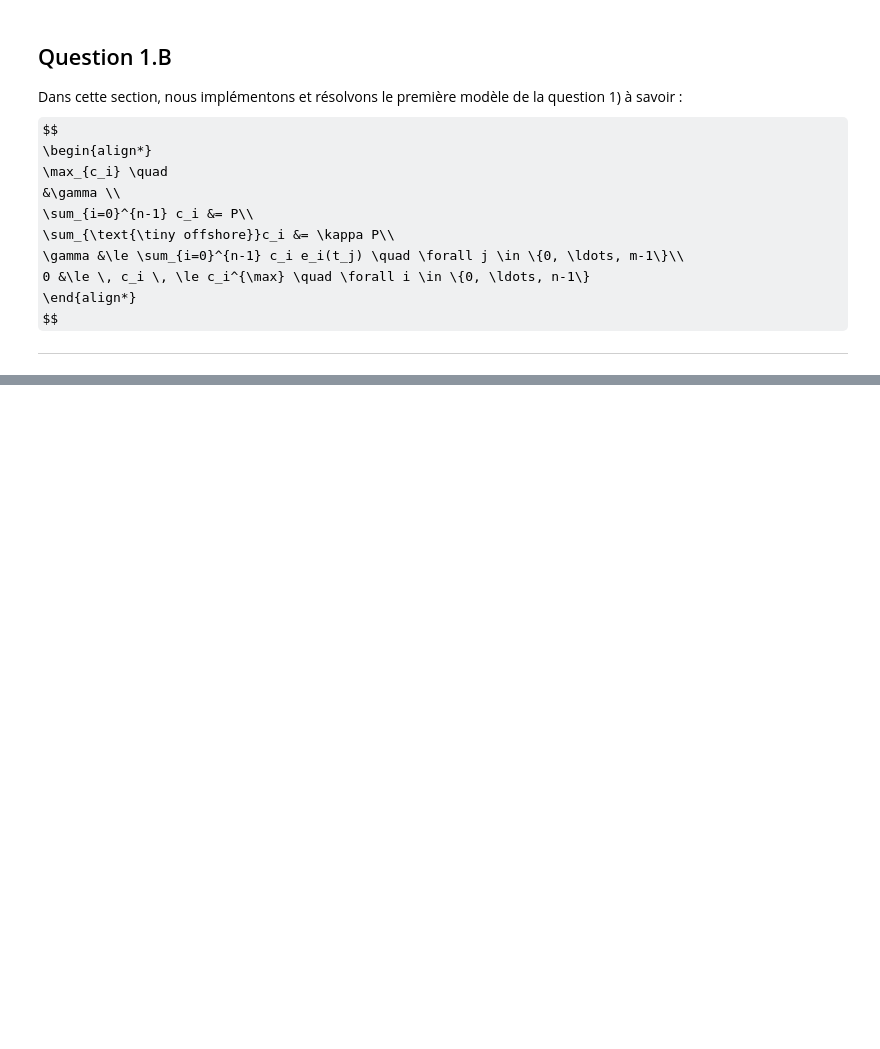
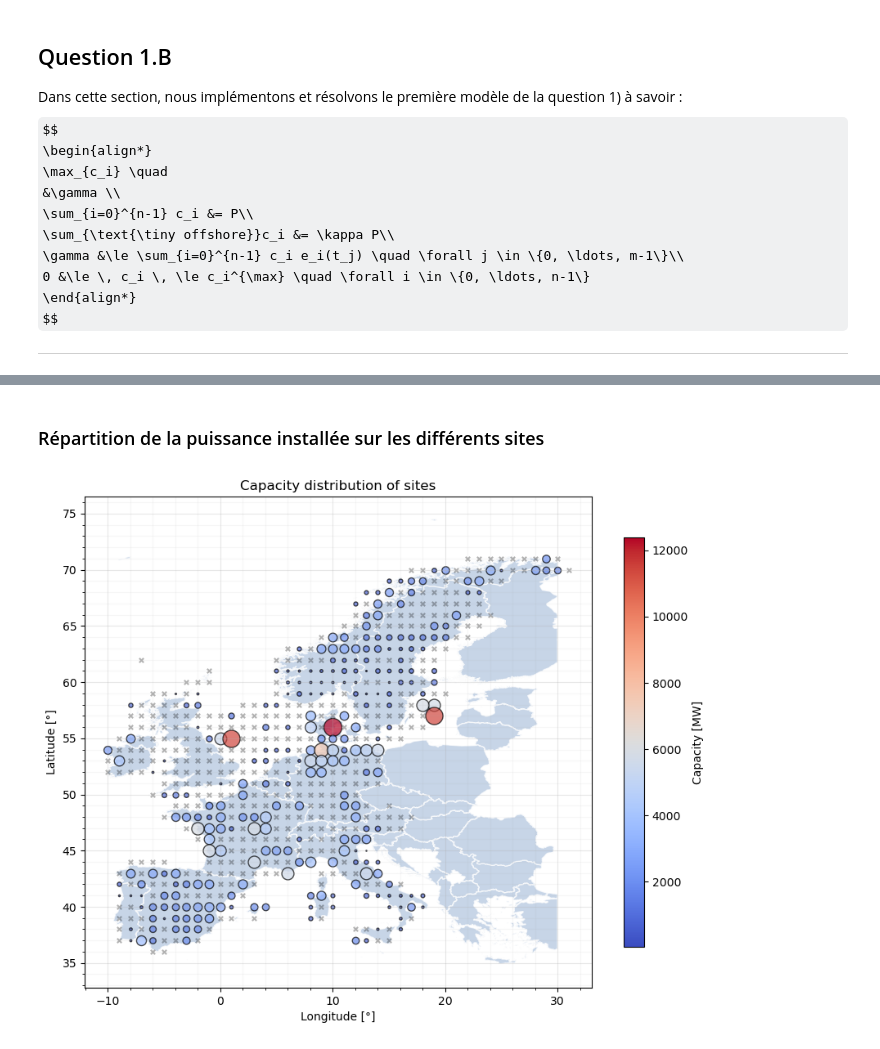
Before and after one commit to AhouLucas/projet-opti, a Jupyter notebook: projet_opti.ipynb, the cells around one changed output, grey strips where cells are left out. Saved outputs shown, nothing was run; the diff lists cells and outputs as text; code cells hidden in the pictures; some formulas as TeX source; blank space fills up the shorter version.

```diff
--- a/projet_opti.ipynb
+++ b/projet_opti.ipynb
@@ -131,0 +157,59 @@ plt.show()
+# %% [markdown]
+### Répartition de la puissance installée sur les différents sites
+# %%
+import geopandas as gpd
+from shapely.geometry import Polygon
+
+data_dir = 'ref-nuts-2021-01m/'
+path_rg = data_dir + "NUTS_RG_01M_2021_4326_LEVL_0.json"
+gdf_rg = gpd.read_file(path_rg)
+path_bn = data_dir + "NUTS_BN_01M_2021_4326_LEVL_0.json"
+gdf_bn = gpd.read_file(path_bn)
+path_lb = data_dir + "NUTS_LB_2021_4326_LEVL_0.json"
+gdf_lb = gpd.read_file(path_lb)
+
+
+def make_bbox(long0, lat0, long1, lat1):
+    return Polygon([[long0, lat0],
+                    [long1,lat0],
+                    [long1,lat1],
+                    [long0, lat1]])
+
+bbox = make_bbox(-10,30,30,75)
+bbox_gdf = gpd.GeoDataFrame(index=[0], geometry = [bbox], crs=gdf_rg.crs)
+
+gdf_rg = gdf_rg.overlay(bbox_gdf, how="intersection")
+
+gdf_rg.plot(color='lightsteelblue', alpha=0.7, edgecolor='white', figsize=(10,10))
+
+# Plot capacities as circles
+
+max_capacity = np.max(sol[:-1])
+min_capacity = np.min(sol[sol > 0][:-1])
+
+cm = plt.get_cmap('coolwarm')
+cNorm = plt.Normalize(vmin=min_capacity, vmax=max_capacity)
+scalarMap = plt.cm.ScalarMappable(norm=cNorm, cmap=cm)
+
+for i in range(n):
+    if sol[i] > 0:
+        site = sites_df.iloc[i]
+        capacity = sol[i]
+        marker_size = 250*capacity/max_capacity
+        plt.scatter(site['longitude'], site['latitude'], c=capacity, vmin=min_capacity, vmax=max_capacity, cmap=cm, s=marker_size, alpha=0.7, edgecolors='black')
+    else:
+        site = sites_df.iloc[i]
+        plt.scatter(site['longitude'], site['latitude'], c='black', marker='x', s=15, alpha=0.3)
+
+
+ax, fig = plt.gca(), plt.gcf()
+plt.title("Capacity distribution of sites")
+plt.colorbar(scalarMap, label='Capacity [MW]', shrink=0.65, ax=ax)
+plt.xlabel('Longitude [°]')
+plt.ylabel('Latitude [°]')
+plt.grid(alpha=0.3, which='major')
+plt.grid(alpha=0.1, which='minor')
+plt.minorticks_on()
+plt.savefig('Graphes/Graphes_partie_1/capacity_distribution.svg', format='svg', bbox_inches='tight', pad_inches=0)
+# %% [output]
+[figure, added]
```
Also changed, not shown: parts of 18 cells of this notebook, 51 other files.
